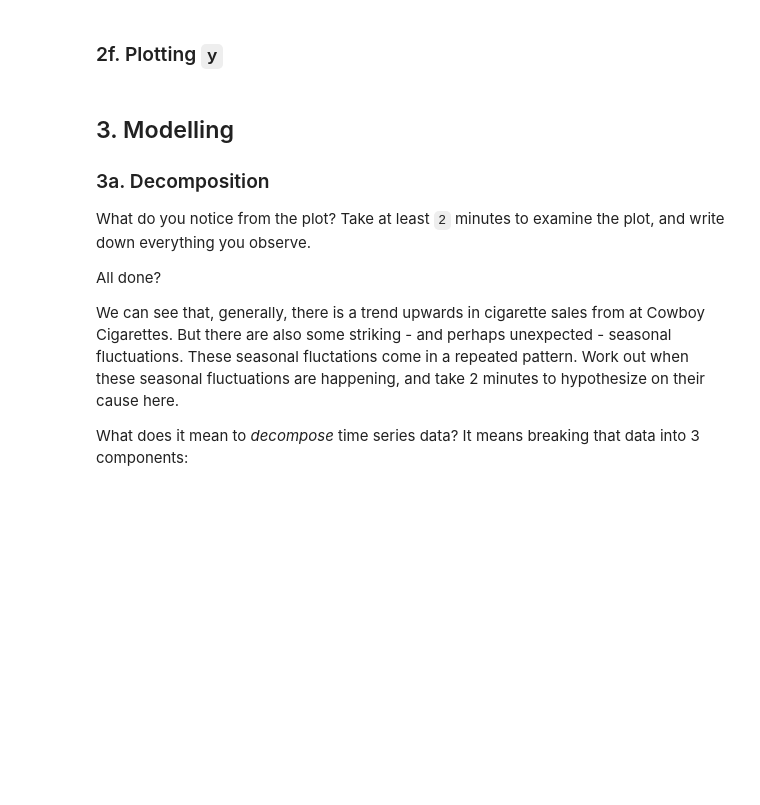
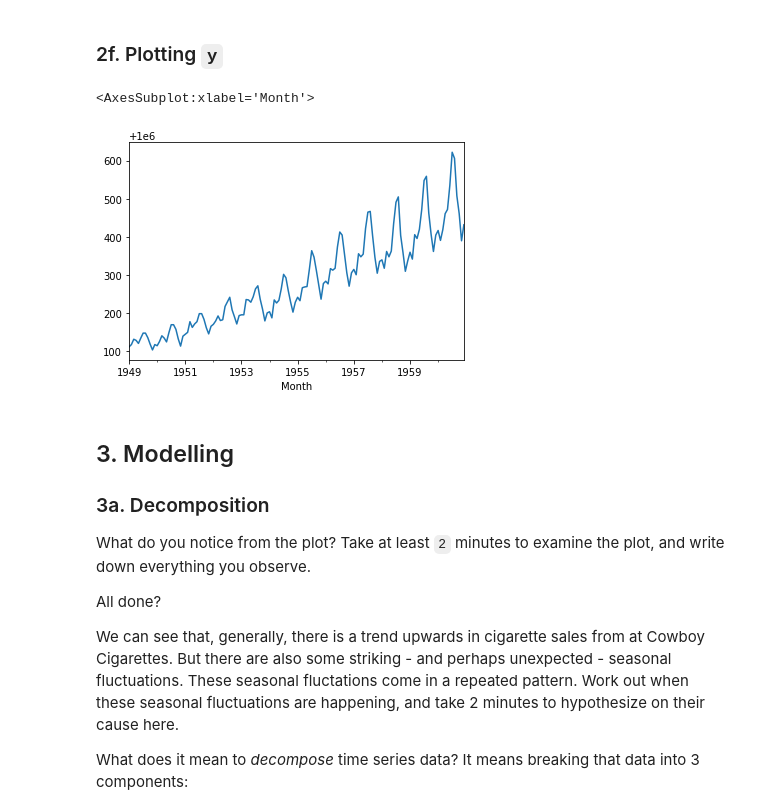
Before and after one commit to ellerybledsoe/Springboard, a Jupyter notebook: Cowboys&CigrettesCaseStudy/Cowboy Cigarettes Case Study - Tier 3.ipynb, the cells around one changed output. Cells and saved outputs as stored; diff of their text form; code cells hidden in the pictures; blank space fills up the shorter version.

```diff
--- a/Cowboys&CigrettesCaseStudy/Cowboy Cigarettes Case Study - Tier 3.ipynb
+++ b/Cowboys&CigrettesCaseStudy/Cowboy Cigarettes Case Study - Tier 3.ipynb
@@ -193,3 +191,8 @@ _ _ _
+# %%
+y.plot()
+# %% [output]
+<AxesSubplot:xlabel='Month'>
+[figure, added]
 # %% [markdown]
 ## 3. Modelling
 ### 3a. Decomposition
```
Also changed, not shown: parts of 27 cells of this notebook.
